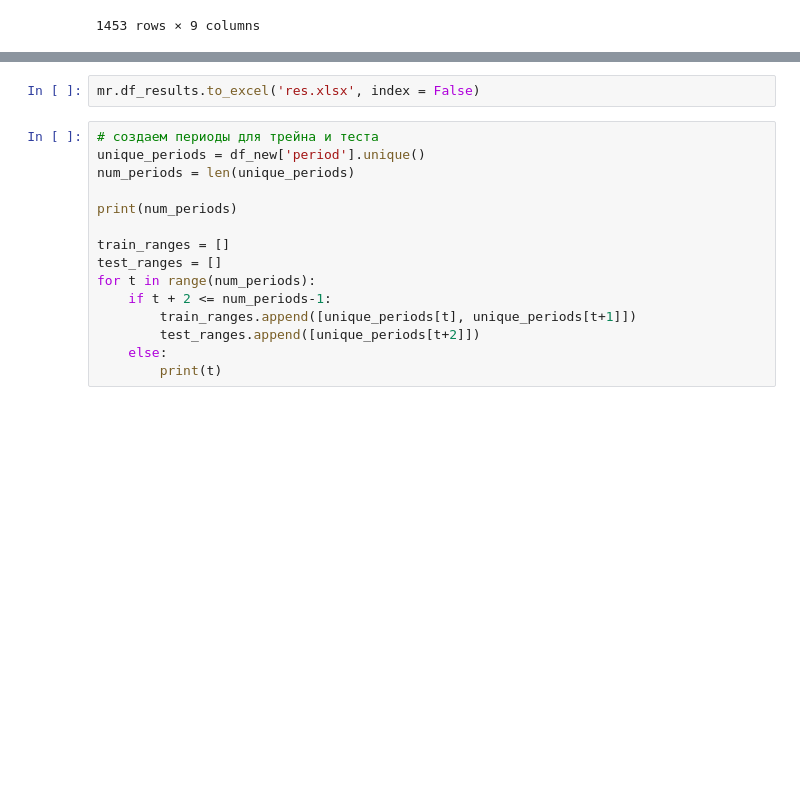
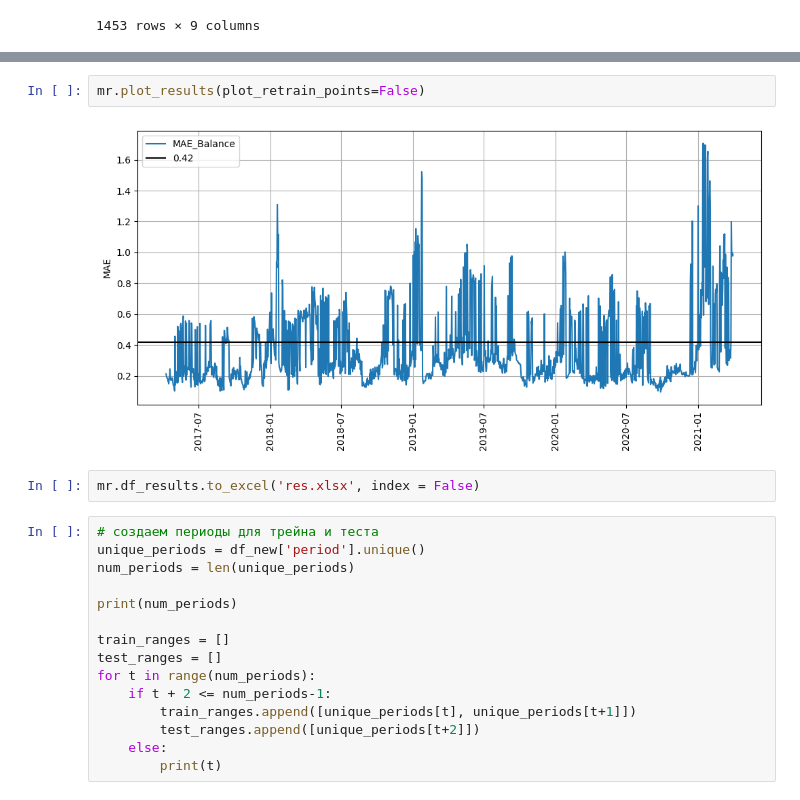
Before and after one commit to Blausher/ts, a Jupyter notebook: project.ipynb, the cells around one changed output, grey strips where cells are left out. Drawn from its saved outputs; the diff is of its cells as text; blank space fills up the shorter version.

```diff
--- a/project.ipynb
+++ b/project.ipynb
@@ -346,3 +346,7 @@ mr.plot_results(plot_retrain_points=True)
+# %%
+mr.plot_results(plot_retrain_points=False)
+# %% [output]
+[figure, added]
 # %%
 mr.df_results.to_excel('res.xlsx', index = False)
 # %%
```
Also changed, not shown: parts of 1 cell of this notebook.
